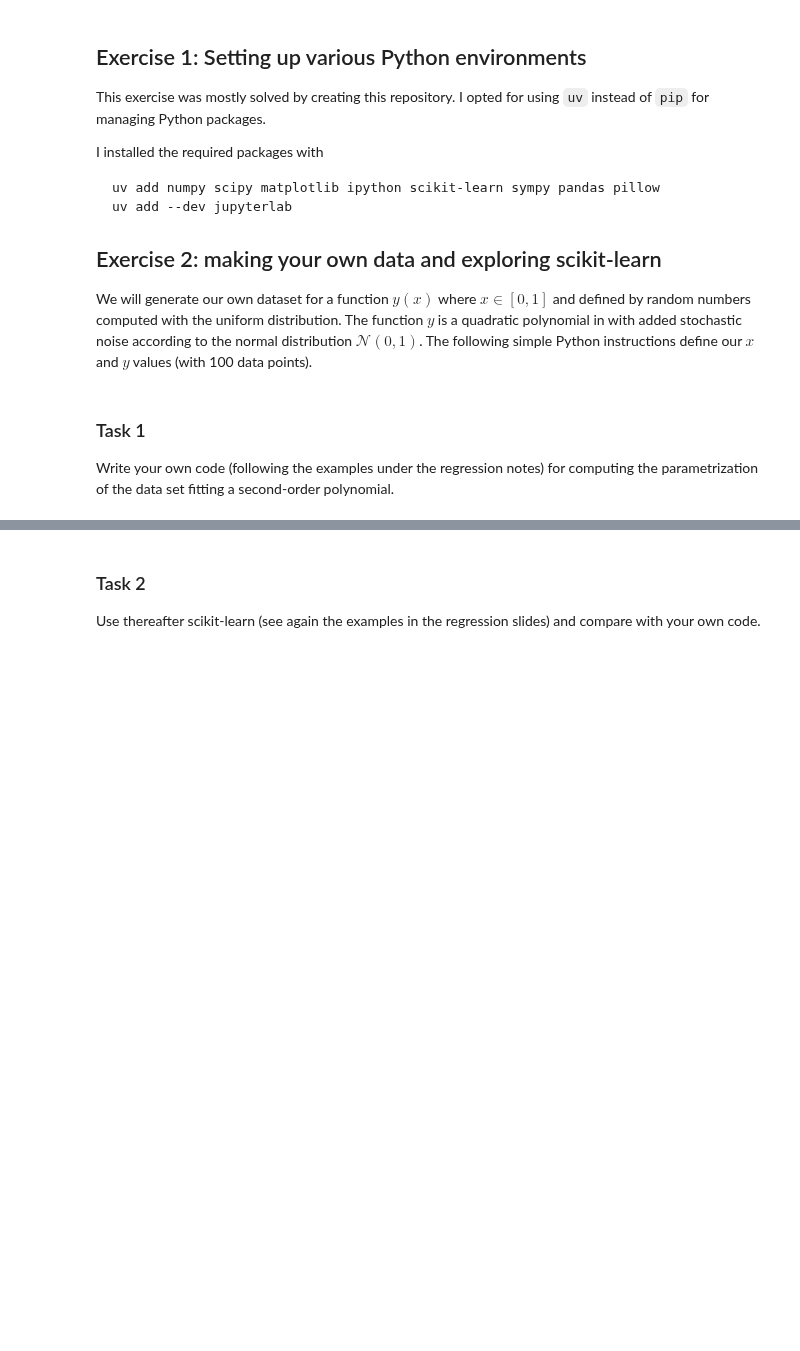
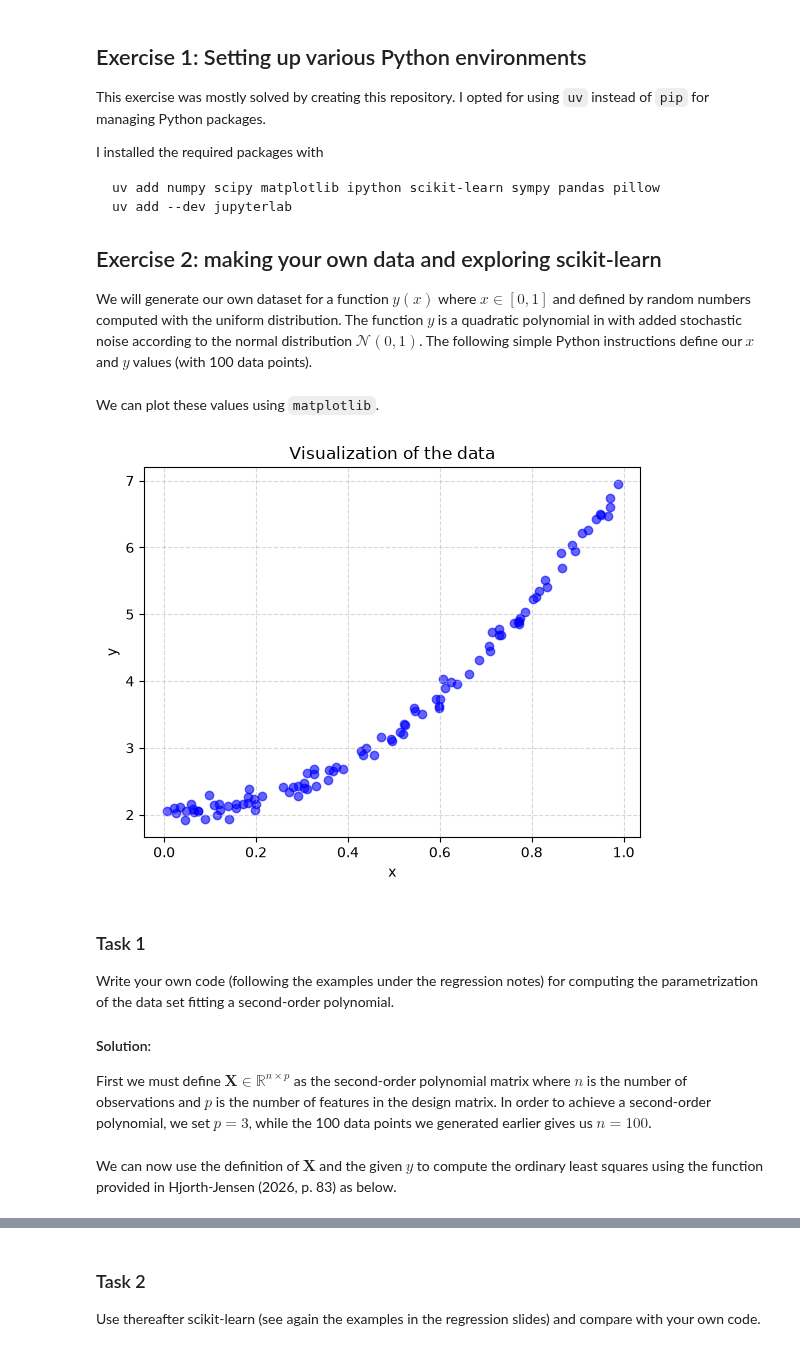
Before and after one commit to SigurdRiseth/FYS-STK4155-exercises, a Jupyter notebook: week34/solution.ipynb, the cells around one changed output, grey strips where cells are left out. Drawn from its saved outputs; the diff is of its cells as text; code cells hidden in the pictures; blank space fills up the shorter version.

```diff
--- a/week34/solution.ipynb
+++ b/week34/solution.ipynb
@@ -19,9 +19,31 @@ We will generate our own dataset for a function $y(x)$ where $x \in [0,1]$ and d
 # %%
 import numpy as np
 
+np.random.seed(42)
+
 x = np.random.rand(100,1)
-y = 2.0+5*x*x+0.1*np.random.randn(100,1)
+y = 2.0 + 5*x*x + 0.1 * np.random.randn(100,1)
+y = y.ravel()
+# %% [markdown]
+We can plot these values using `matplotlib`.
+# %%
+import matplotlib.pyplot as plt
+
+plt.scatter(x, y, color='blue', alpha=0.6)
+
+plt.title('Visualization of the data')
+plt.xlabel('x')
+plt.ylabel('y')
+plt.grid(True, linestyle='--', alpha=0.5)
+
+plt.show()
+# %% [output]
+[figure, added]
 # %% [markdown]
 ### Task 1
 
 Write your own code (following the examples under the regression notes) for computing the parametrization of the data set fitting a second-order polynomial.
+
+#### Solution:
+
+First we must define $\mathbf{X} \in \mathbb{R}^{n \times p}$ as the second-order polynomial matrix where $n$ is the number of observations and $p$ is the number of features in the design matrix. In order to achieve a second-order polynomial, we set $p=3$, while the 100 data points we generated earlier gives us $n=100$.
@@ -27,0 +54,2 @@ Write your own code (following the examples under the regression notes) for comp
+# %% [markdown]
+We can now use the definition of $\mathbf{X}$ and the given $y$ to compute the ordinary least squares using the function provided in Hjorth-Jensen (2026, p. 83) as below.
```
Also changed, not shown: parts of 3 cells of this notebook.
